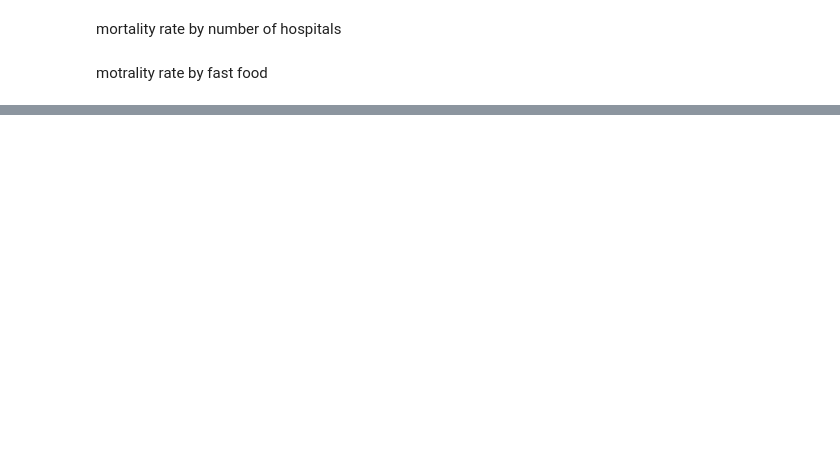
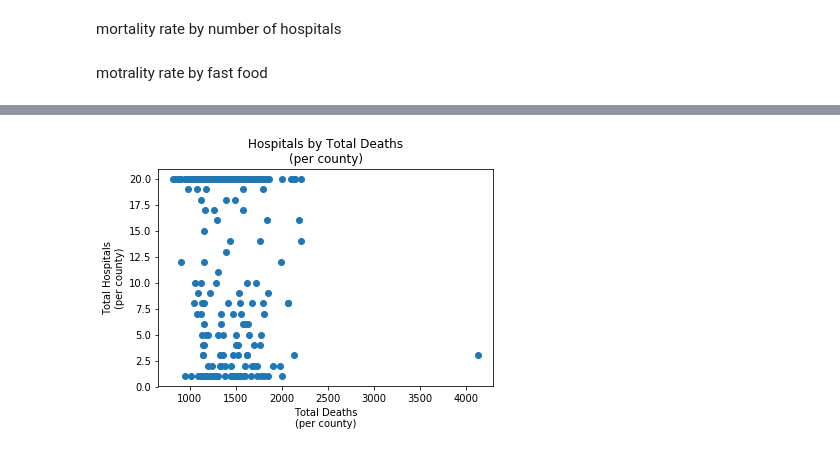
Before and after one commit to petersmyers/Project1, a Jupyter notebook: Project1_Visualizations.ipynb, the cells around one changed output, grey strips where cells are left out. Drawn from its saved outputs; the diff is of its cells as text; code cells hidden in the pictures; blank space fills up the shorter version.

```diff
--- a/Project1_Visualizations.ipynb
+++ b/Project1_Visualizations.ipynb
@@ -17,8 +17,8 @@ indian_csv = pd.read_csv("Data/indiandata.csv")
 states = pd.read_csv("Data/state_abbreviations.csv")
 
 # fasttop_csv = pd.read_csv("Top10.csv")
-# fastbottom_csv = pd.read_csv("bottom10.csv")
-# hospital_csv = pd.read_csv("hospitals.csv")
+fast_csv = pd.read_csv("Data/TotalFF.csv")
+hospital_csv = pd.read_csv("Data/number_of_hospitals_per_county.csv")
 # %%
 census = census_pop_csv[["CountyName", "State", "white_perh", "black_perh", "amerind_perh",
                          "asian_perh", "nathaw_perh", "multi_perh", "hisp_perh"]]
@@ -392,0 +365,4 @@ county_csv.loc[county_csv["State"] =="CA"]
+# %%
+county_total = comp2[["County", "State", "countytotal"]]
+hosp_food = pd.merge(county_total, hospital_csv, on = ["County", "State"], how = "inner")
+hosp_food = pd.merge(hosp_food, fast_csv, on = ["County", "State"], how = "inner")
@@ -392,0 +378,8 @@ county_csv.loc[county_csv["State"] =="CA"]
+# %%
+plt.scatter(x = hosp_food.countytotal, y = hosp_food["Hospital Count"])
+plt.title("Hospitals by Total Deaths\n(per county)")
+plt.xlabel("Total Deaths\n(per county)")
+plt.ylabel("Total Hospitals\n(per county)")
+plt.savefig("Hospitalbytotaldeath.png")
+# %% [output]
+[figure, added]
```
Also changed, not shown: parts of 6 cells of this notebook, 6 other files.
